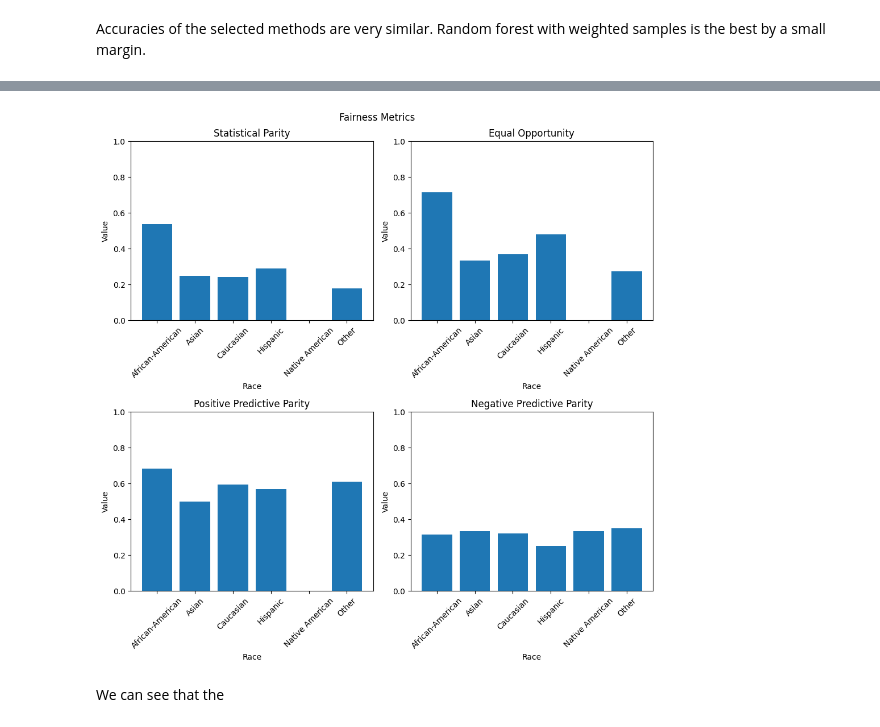
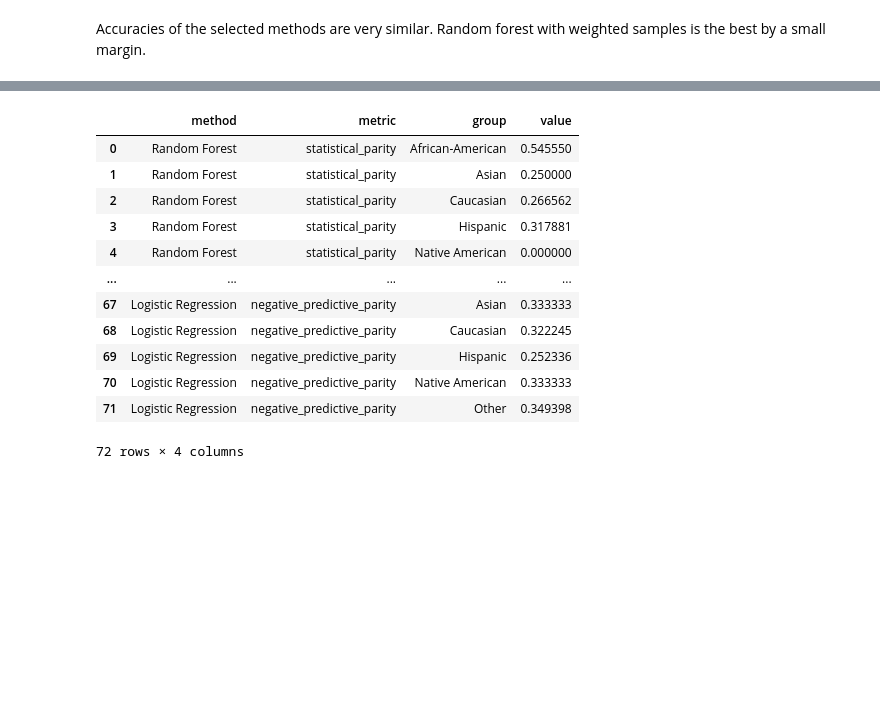
Before and after one commit to mim-uw/eXplainableMachineLearning-2025, a Jupyter notebook: Homeworks/HW1/XAI_HW_1_Szymon_Lukasik.ipynb, the cells around one changed output, grey strips where cells are left out. Saved outputs shown, nothing was run; the diff lists cells and outputs as text; code cells hidden in the pictures; blank space fills up the shorter version.

```diff
--- a/Homeworks/HW1/XAI_HW_1_Szymon_Lukasik.ipynb
+++ b/Homeworks/HW1/XAI_HW_1_Szymon_Lukasik.ipynb
@@ -562,6 +512,32 @@ plot_metrics(fairness_coefficients_weighted)
-# %%
-plot_metrics(fairness_coefficients_logistic)
-# %% [output]
-[figure, removed]
-# %% [markdown]
-We can see that the
+# %%
+methods = ["Random Forest", "Random Forest Weighted", "Logistic Regression"]
+metrics = ["statistical_parity", "equal_opportunity", "positive_predictive_parity", "negative_predictive_parity"]
+groups = ["African-American", "Asian", "Caucasian", "Hispanic", "Native American", "Other"]
+
+data = []
+
+for method, fairness_dict in zip(methods, [fairness_coefficients, fairness_coefficients_weighted, fairness_coefficients_logistic]):
+    for metric in metrics:
+        for group, value in fairness_dict[metric].items():
+            data.append({
+                "method": method,
+                "metric": metric,
+                "group": group,
+                "value": value
+            })
+df = pd.DataFrame(data)
+df
+# %% [output]
+|  | method | metric | group | value |
+| 0 | Random Forest | statistical_parity | African-American | 0.545550 |
+| 1 | Random Forest | statistical_parity | Asian | 0.250000 |
+| 2 | Random Forest | statistical_parity | Caucasian | 0.266562 |
+| 3 | Random Forest | statistical_parity | Hispanic | 0.317881 |
+| 4 | Random Forest | statistical_parity | Native American | 0.000000 |
+| ... | ... | ... | ... | ... |
+| 67 | Logistic Regression | negative_predictive_parity | Asian | 0.333333 |
+| 68 | Logistic Regression | negative_predictive_parity | Caucasian | 0.322245 |
+| 69 | Logistic Regression | negative_predictive_parity | Hispanic | 0.252336 |
+| 70 | Logistic Regression | negative_predictive_parity | Native American | 0.333333 |
+| 71 | Logistic Regression | negative_predictive_parity | Other | 0.349398 |
+72 rows × 4 columns
```
Also changed, not shown: parts of 5 cells of this notebook.
